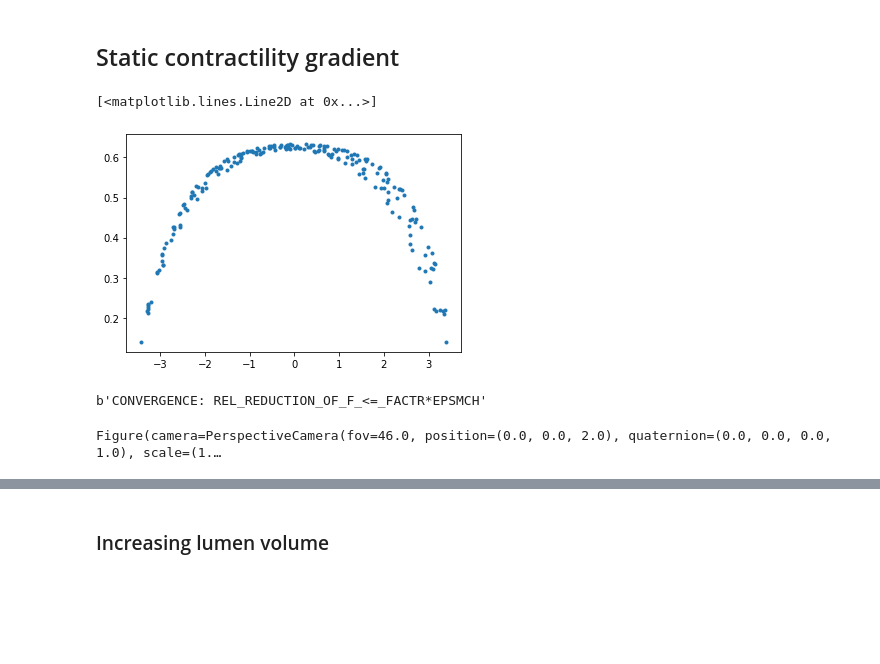
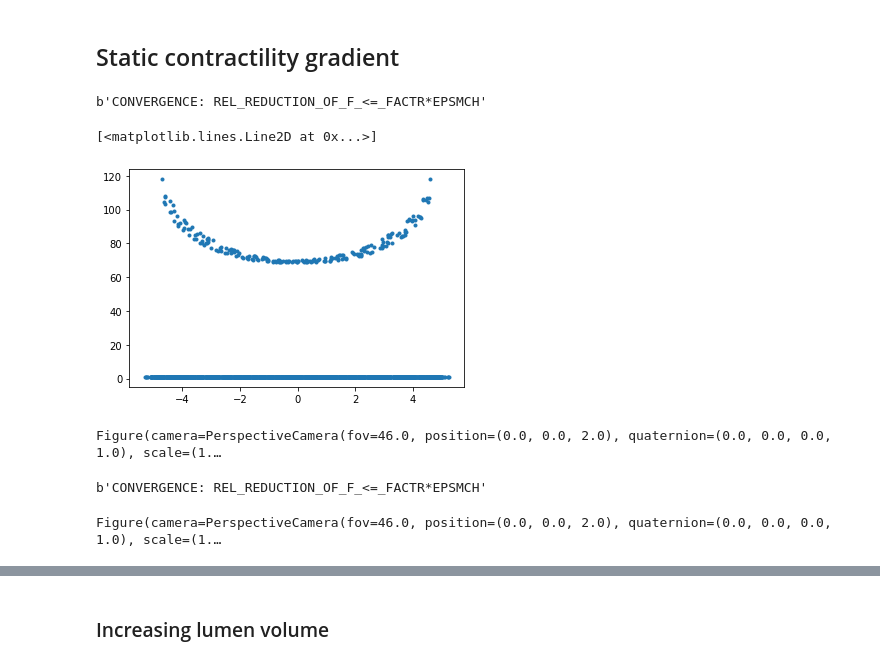
Before and after one commit to glyg/pyfollicle, a Jupyter notebook: notebooks/FollicleEllongation.ipynb, the cells around one changed output, grey strips where cells are left out. Saved outputs shown, nothing was run; the diff lists cells and outputs as text; code cells hidden in the pictures; blank space fills up the shorter version.

```diff
--- a/notebooks/FollicleEllongation.ipynb
+++ b/notebooks/FollicleEllongation.ipynb
@@ -202,0 +304,3 @@ Figure(camera=PerspectiveCamera(fov=46.0, position=(0.0, 0.0, 2.0), quaternion=(
+# %%
+#follicle.face_df['surface_tension'] = 10.0
+follicle.face_df.loc[follicle.apical_faces, 'surface_tension'] = 400.0
@@ -202,0 +313,13 @@ Figure(camera=PerspectiveCamera(fov=46.0, position=(0.0, 0.0, 2.0), quaternion=(
+# %%
+ipv.clear()
+follicle.face_df['visible'] = (
+    (
+        (follicle.face_df['y'] > 0)
+        | (follicle.face_df['x'] > 0)
+    )
+    #& (follicle.face_df['segment'] == "apical")
+)
+# reset full visibility
+# follicle.face_df['visible'] = True
+fig, mesh = sheet_view(follicle, mode="3D", **draw_specs)
+fig
@@ -260,8 +385,0 @@ follicle.face_df["prefered_perimeter"] /= follicle.face_df["contractile_grad"]**
-# %%
-fig, ax = plt.subplots()
-ax.plot(
-    follicle.face_df.loc[follicle.apical_faces, 'z'],
-    follicle.face_df.loc[follicle.apical_faces, 'prefered_area'], '.')
-# %% [output]
-[<matplotlib.lines.Line2D at 0x...>]
-[figure, removed]
@@ -283,0 +404,8 @@ b'CONVERGENCE: REL_REDUCTION_OF_F_<=_FACTR*EPSMCH'
+# %%
+fig, ax = plt.subplots()
+ax.plot(
+    follicle.face_df['z'],
+    follicle.face_df['surface_tension'], '.')
+# %% [output]
+[<matplotlib.lines.Line2D at 0x...>]
+[figure, added]
@@ -290,3 +429,19 @@ fig, mesh = sheet_view(follicle, mode="3D", **draw_specs)
 fig
 # %% [output]
 Figure(camera=PerspectiveCamera(fov=46.0, position=(0.0, 0.0, 2.0), quaternion=(0.0, 0.0, 0.0, 1.0), scale=(1.…
+# %%
+solver = QSSolver()
+res = solver.find_energy_min(follicle, geom, model)
+print(res.message)
+# %% [output]
+b'CONVERGENCE: REL_REDUCTION_OF_F_<=_FACTR*EPSMCH'
+# %%
+
+ipv.clear()
+follicle.face_df.loc[follicle.lateral_faces, 'visible'] = True
+follicle.face_df.loc[follicle.basal_faces, 'visible'] = False
+
+fig, mesh = sheet_view(follicle, mode="3D", **draw_specs)
+fig
+# %% [output]
+Figure(camera=PerspectiveCamera(fov=46.0, position=(0.0, 0.0, 2.0), quaternion=(0.0, 0.0, 0.0, 1.0), scale=(1.…
```
Also changed, not shown: parts of 29 cells of this notebook, 2 other files.
